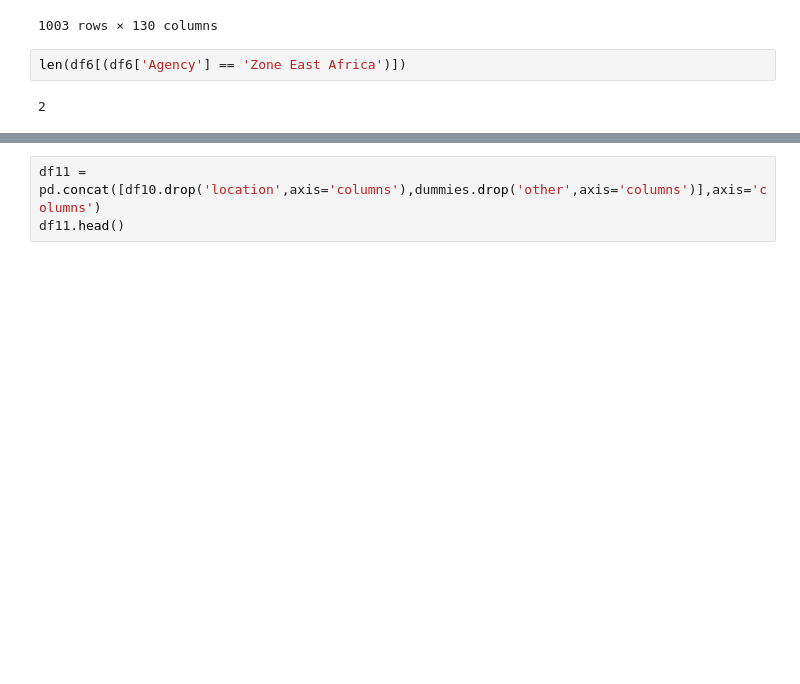
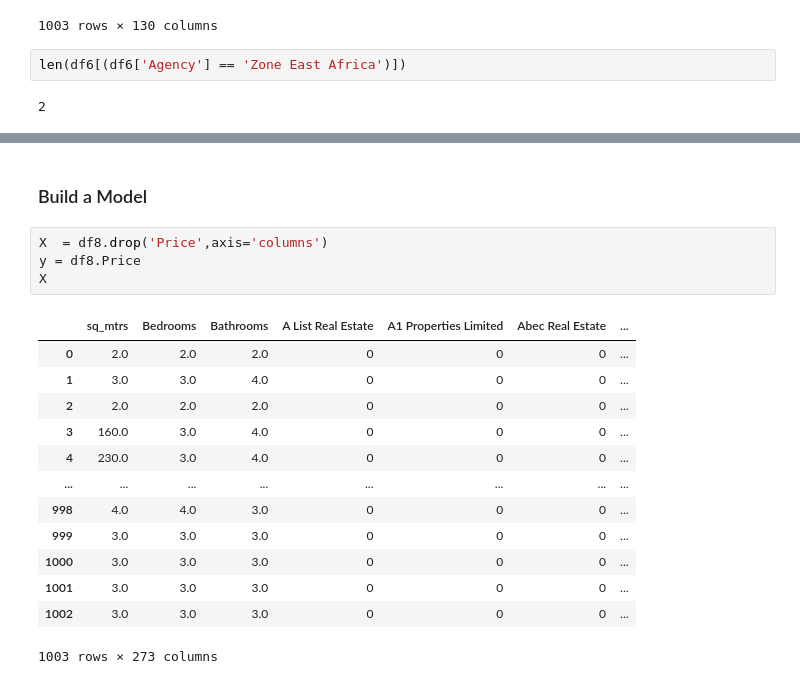
Before and after one commit to shadrack71/kenya_housing_real_estate_project_with_machine_learning, a Jupyter notebook: kenya_housing_real_estate_project.ipynb, the cells around one changed output, grey strips where cells are left out. Cells and saved outputs as stored; diff of their text form; blank space fills up the shorter version.

Commit message:
buidling the model and validation

```diff
--- a/kenya_housing_real_estate_project.ipynb
+++ b/kenya_housing_real_estate_project.ipynb
@@ -359,3 +385,20 @@ len(location_stats[location_stats<3
-# %%
-df11 = pd.concat([df10.drop('location',axis='columns'),dummies.drop('other',axis='columns')],axis='columns')
-df11.head()
+# %% [markdown]
+### Build a Model
+# %%
+X  = df8.drop('Price',axis='columns')
+y = df8.Price
+X
+# %% [output]
+|  | sq_mtrs | Bedrooms | Bathrooms | A List Real Estate | A1 Properties Limited | Abec Real Estate | ... |
+| 0 | 2.0 | 2.0 | 2.0 | 0 | 0 | 0 | ... |
+| 1 | 3.0 | 3.0 | 4.0 | 0 | 0 | 0 | ... |
+| 2 | 2.0 | 2.0 | 2.0 | 0 | 0 | 0 | ... |
+| 3 | 160.0 | 3.0 | 4.0 | 0 | 0 | 0 | ... |
+| 4 | 230.0 | 3.0 | 4.0 | 0 | 0 | 0 | ... |
+| ... | ... | ... | ... | ... | ... | ... | ... |
+| 998 | 4.0 | 4.0 | 3.0 | 0 | 0 | 0 | ... |
+| 999 | 3.0 | 3.0 | 3.0 | 0 | 0 | 0 | ... |
+| 1000 | 3.0 | 3.0 | 3.0 | 0 | 0 | 0 | ... |
+| 1001 | 3.0 | 3.0 | 3.0 | 0 | 0 | 0 | ... |
+| 1002 | 3.0 | 3.0 | 3.0 | 0 | 0 | 0 | ... |
+1003 rows × 273 columns
```
Also changed, not shown: parts of 7 cells of this notebook.
